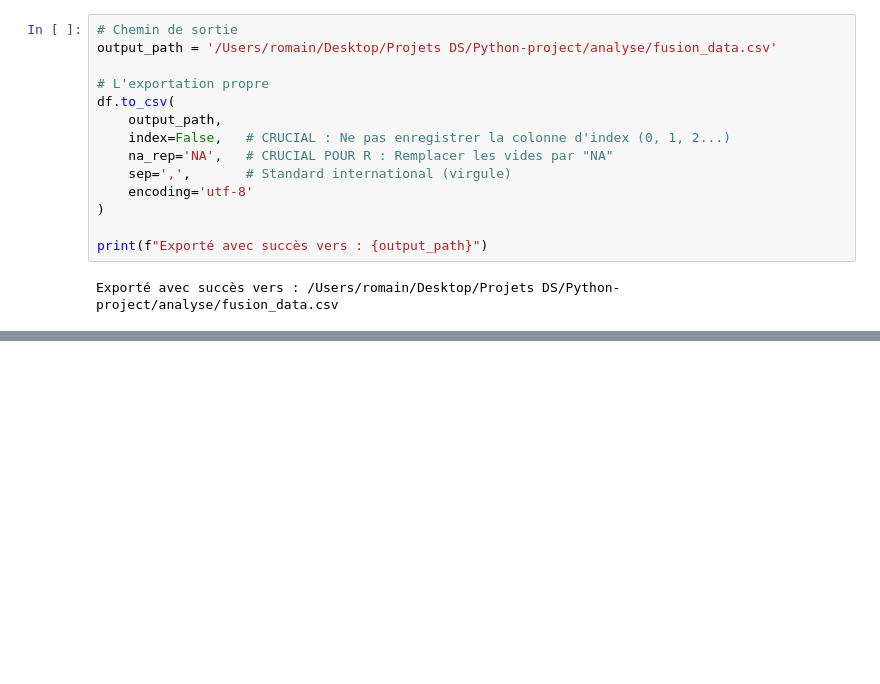
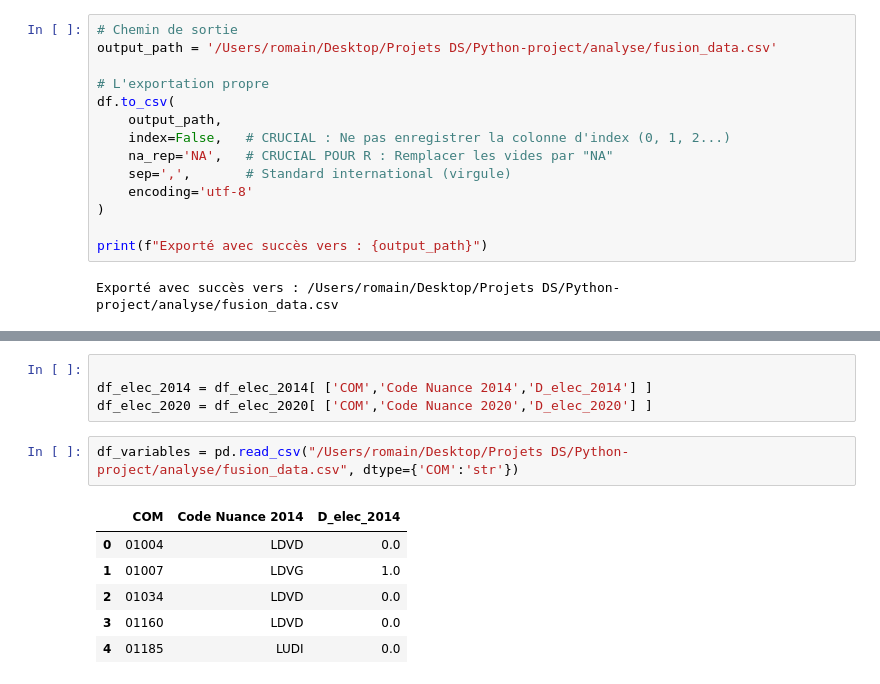
Before and after one commit to isa-j/Python-project, a Jupyter notebook: analyse/fusions_data.ipynb, the cells around one changed output, grey strips where cells are left out. Drawn from its saved outputs; the diff is of its cells as text; blank space fills up the shorter version.

Commit message:
fusion des variables explicatives avec les données de vote Y en cours

```diff
--- a/analyse/fusions_data.ipynb
+++ b/analyse/fusions_data.ipynb
@@ -177,0 +186,13 @@ Exporté avec succès vers : /Users/romain/Desktop/Projets DS/Python-project/ana
+# %%
+
+df_elec_2014 = df_elec_2014[ ['COM','Code Nuance 2014','D_elec_2014'] ]
+df_elec_2020 = df_elec_2020[ ['COM','Code Nuance 2020','D_elec_2020'] ]
+# %%
+df_variables = pd.read_csv("/Users/romain/Desktop/Projets DS/Python-project/analyse/fusion_data.csv", dtype={'COM':'str'})
+# %% [output]
+|  | COM | Code Nuance 2014 | D_elec_2014 |
+| 0 | 01004 | LDVD | 0.0 |
+| 1 | 01007 | LDVG | 1.0 |
+| 2 | 01034 | LDVD | 0.0 |
+| 3 | 01160 | LDVD | 0.0 |
+| 4 | 01185 | LUDI | 0.0 |
```
Also changed, not shown: parts of 1 cell of this notebook.
